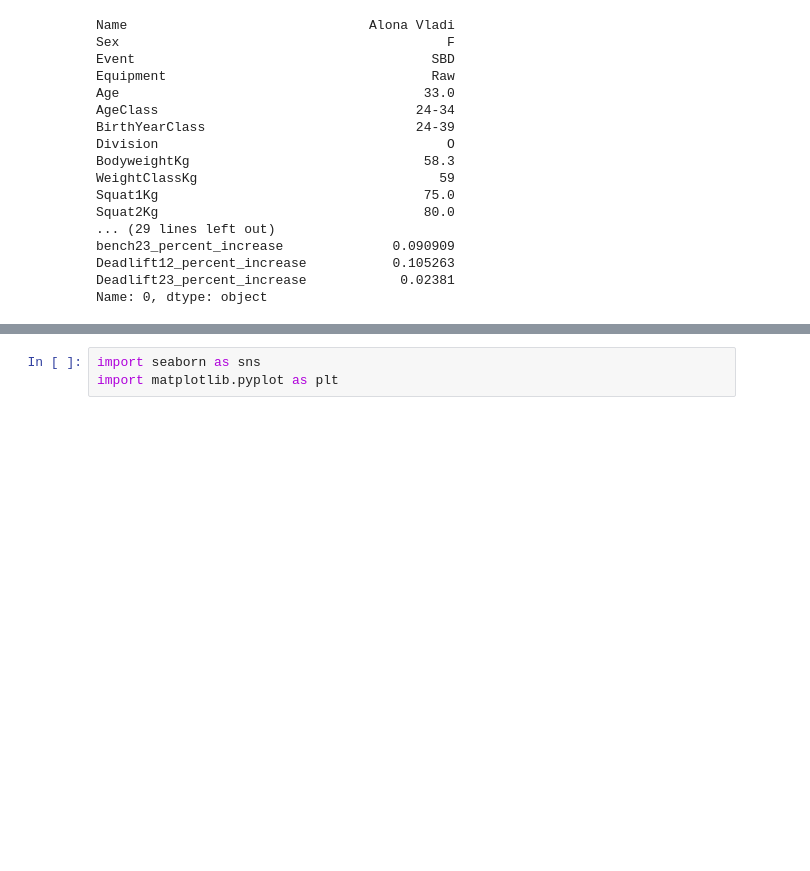
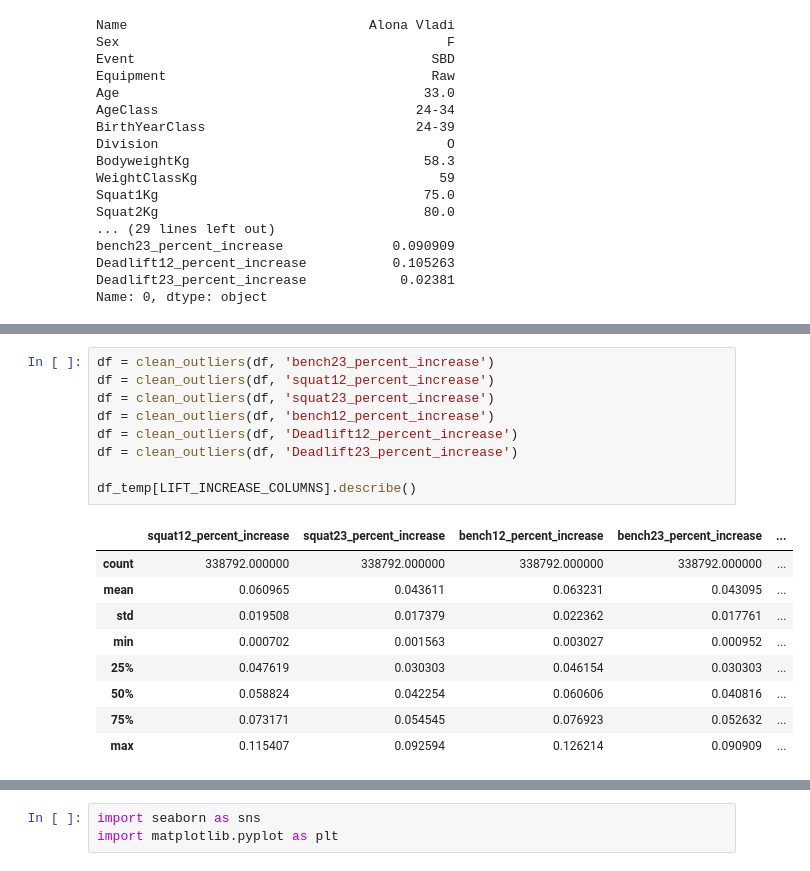
Before and after one commit to COGS108/Group035_WI24, a Jupyter notebook: EDACheckpoint_Group035_WI24.ipynb, the cells around one changed output, grey strips where cells are left out. Cells and saved outputs as stored; diff of their text form; blank space fills up the shorter version.

```diff
--- a/EDACheckpoint_Group035_WI24.ipynb
+++ b/EDACheckpoint_Group035_WI24.ipynb
@@ -229,3 +253,22 @@ Name: 0, dtype: object
+# %%
+df = clean_outliers(df, 'bench23_percent_increase')
+df = clean_outliers(df, 'squat12_percent_increase')
+df = clean_outliers(df, 'squat23_percent_increase')
+df = clean_outliers(df, 'bench12_percent_increase')
+df = clean_outliers(df, 'Deadlift12_percent_increase')
+df = clean_outliers(df, 'Deadlift23_percent_increase')
+
+df_temp[LIFT_INCREASE_COLUMNS].describe()
+# %% [output]
+|  | squat12_percent_increase | squat23_percent_increase | bench12_percent_increase | bench23_percent_increase | ... |
+| count | 338792.000000 | 338792.000000 | 338792.000000 | 338792.000000 | ... |
+| mean | 0.060965 | 0.043611 | 0.063231 | 0.043095 | ... |
+| std | 0.019508 | 0.017379 | 0.022362 | 0.017761 | ... |
+| min | 0.000702 | 0.001563 | 0.003027 | 0.000952 | ... |
+| 25% | 0.047619 | 0.030303 | 0.046154 | 0.030303 | ... |
+| 50% | 0.058824 | 0.042254 | 0.060606 | 0.040816 | ... |
+| 75% | 0.073171 | 0.054545 | 0.076923 | 0.052632 | ... |
+| max | 0.115407 | 0.092594 | 0.126214 | 0.090909 | ... |
 # %% [markdown]
 # Results
 
```
Also changed, not shown: parts of 14 cells of this notebook.
